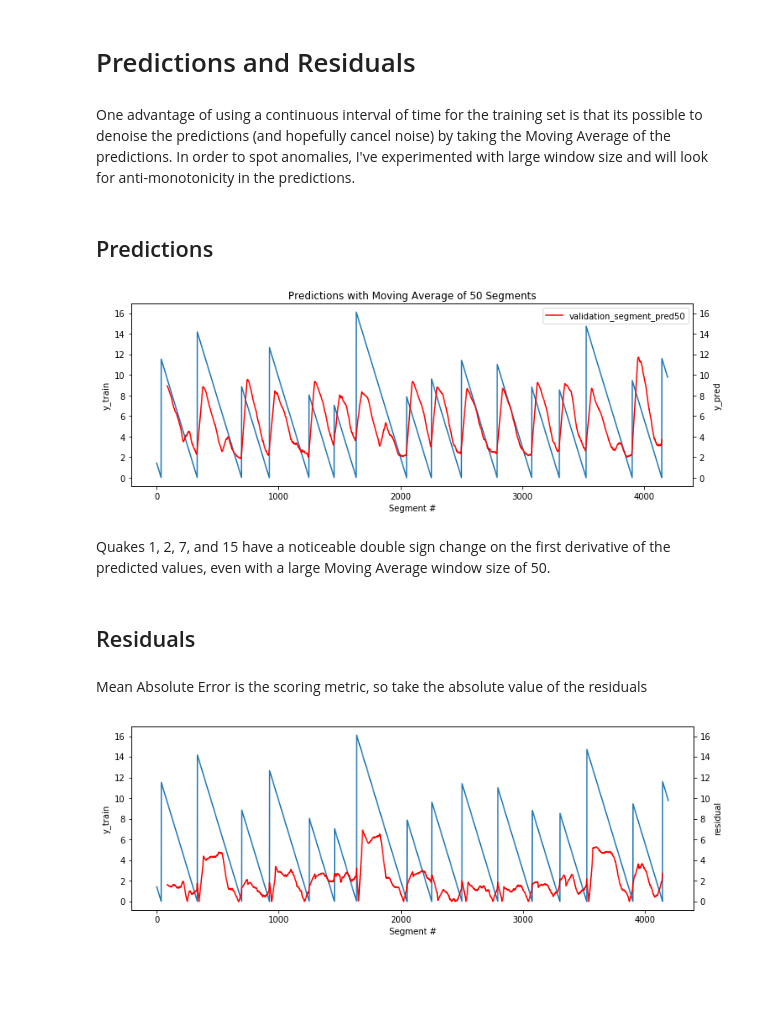
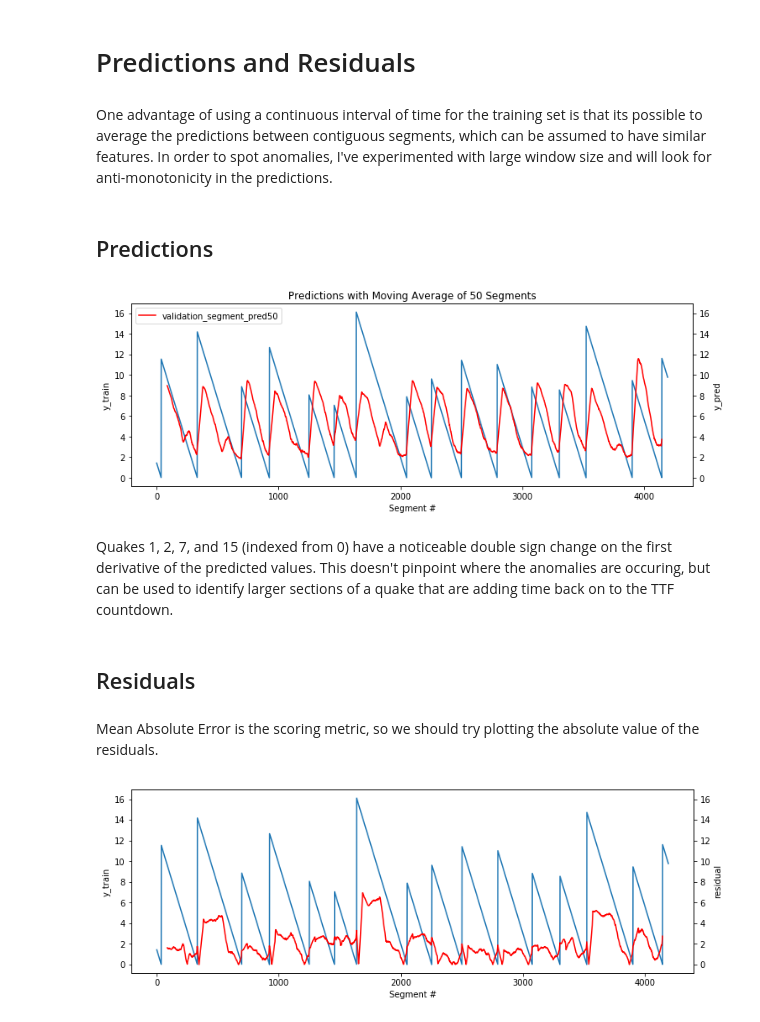
Before and after one commit to arvindmvepa/kaggle_project, a Jupyter notebook: notebooks/error_analysis2.ipynb, the cells around one changed output. Saved outputs shown, nothing was run; the diff lists cells and outputs as text; code cells hidden in the pictures; blank space fills up the shorter version.

```diff
--- a/notebooks/error_analysis2.ipynb
+++ b/notebooks/error_analysis2.ipynb
@@ -30,3 +31,6 @@ def get_model():
     selected_model = RandomForestRegressor(**kwargs)
 
     return selected_model
+# %%
+DATA_DIR = '../../input'
+os.path.join(DATA_DIR,'exp2.csv')
@@ -33,16 +39,11 @@ def get_model():
 # %%
-exp2 = pd.read_csv('data/exp2.csv', index_col=0)
-exp2.sort_values(by='score').head()
+exp2 = pd.read_csv(os.path.join(DATA_DIR, 'exp2.csv'), index_col=0)
+x_tr_scaled = pd.read_csv(os.path.join(DATA_DIR, 'X_tr_scaled.csv'), index_col=0)
+y_tr = pd.read_csv(os.path.join(DATA_DIR, 'y_tr.csv'), index_col=0)
+segment_df = pd.read_csv(os.path.join(DATA_DIR,'segment_df.csv'), index_col=0)
 
-x_tr_scaled = pd.read_csv('data/X_tr_scaled.csv', index_col=0)
+print(y_tr.shape)
 print(x_tr_scaled.shape)
-x_tr_scaled.head()
-
-y_tr = pd.read_csv('data/y_tr.csv', index_col=0)
-print(y_tr.shape)
-y_tr.head()
-
-segment_df = pd.read_csv('segment_df.csv', index_col=0)
 print(segment_df.shape)
 segment_df.head()
 # %% [output]
@@ -275,7 +247,9 @@ sub_segment.head()
 # %% [markdown]
 #  Predictions and Residuals
 # %% [markdown]
-One advantage of using a continuous interval of time for the training set is that its possible to denoise the predictions (and hopefully cancel noise) by taking the Moving Average of the predictions.  In order to spot anomalies, I've experimented with large window size and will look for anti-monotonicity in the predictions.
+One advantage of using a continuous interval of time for the training set is that its possible to average the predictions between contiguous segments, which can be assumed to have similar features.  In order to spot anomalies, I've experimented with large window size and will look for anti-monotonicity in the predictions.
+# %%
+segment_df['validation_segment_residual'] = segment_df['y_train'] - segment_df['validation_segment_pred']
 # %%
 segment_df['validation_segment_residual_2'] = segment_df.rolling(window=2)['validation_segment_residual'].mean()
 segment_df['validation_segment_residual_50'] = segment_df.rolling(window=50)['validation_segment_residual'].mean()
@@ -287,26 +261,31 @@ segment_df['validation_segment_pred50'] = segment_df.rolling(window=50)['validat
 # %%
 fig, ax1 = plt.subplots(figsize=(12,4), sharex=True, sharey=True)
 ax1.plot(segment_df['y_train'])
 ax1.set_ylabel('y_train')
 ax1.set_xlabel("Segment #")
 ax1.set_title('Predictions with Moving Average of 50 Segments')
 
-ax2 = ax1.twinx()
-ax2.plot( segment_df['validation_segment_pred50'], color='r')
-ax2.set_ylabel('y_pred')
+# ax2 = ax1.twinx()
+# ax2.plot( segment_df['validation_segment_pred2'], color='#FF8080')
+# ax2.set_ylabel('y_pred')
+# ax2.set_ylim(ax1.set_ylim())
+# plt.legend(loc=1)
 
-ax2.set_ylim(ax1.set_ylim())
+ax3 = ax1.twinx()
+ax3.plot( segment_df['validation_segment_pred50'], color='#FF0000')
+ax3.set_ylabel('y_pred')
+ax3.set_ylim(ax1.set_ylim())
 
-plt.legend()
+plt.legend(loc=2)
 plt.show()
 # %% [output]
-[figure, old version]
+[figure, new version]
 # %% [markdown]
-Quakes 1, 2, 7, and 15 have a noticeable double sign change on the first derivative of the predicted values, even with a large Moving Average window size of 50.
+Quakes 1, 2, 7, and 15 (indexed from 0) have a noticeable double sign change on the first derivative of the predicted values. This doesn't pinpoint where the anomalies are occuring, but can be used to identify larger sections of a quake that are adding time back on to the TTF countdown.
 # %% [markdown]
 ## Residuals
 # %% [markdown]
-Mean Absolute Error is the scoring metric, so take the absolute value of the residuals
+Mean Absolute Error is the scoring metric, so we should try plotting the absolute value of the residuals.
 # %%
 fig, ax1 = plt.subplots(figsize=(12,4), sharex=True, sharey=True)
 ax1.plot(segment_df['y_train'])
```
Also changed, not shown: parts of 39 cells of this notebook.
